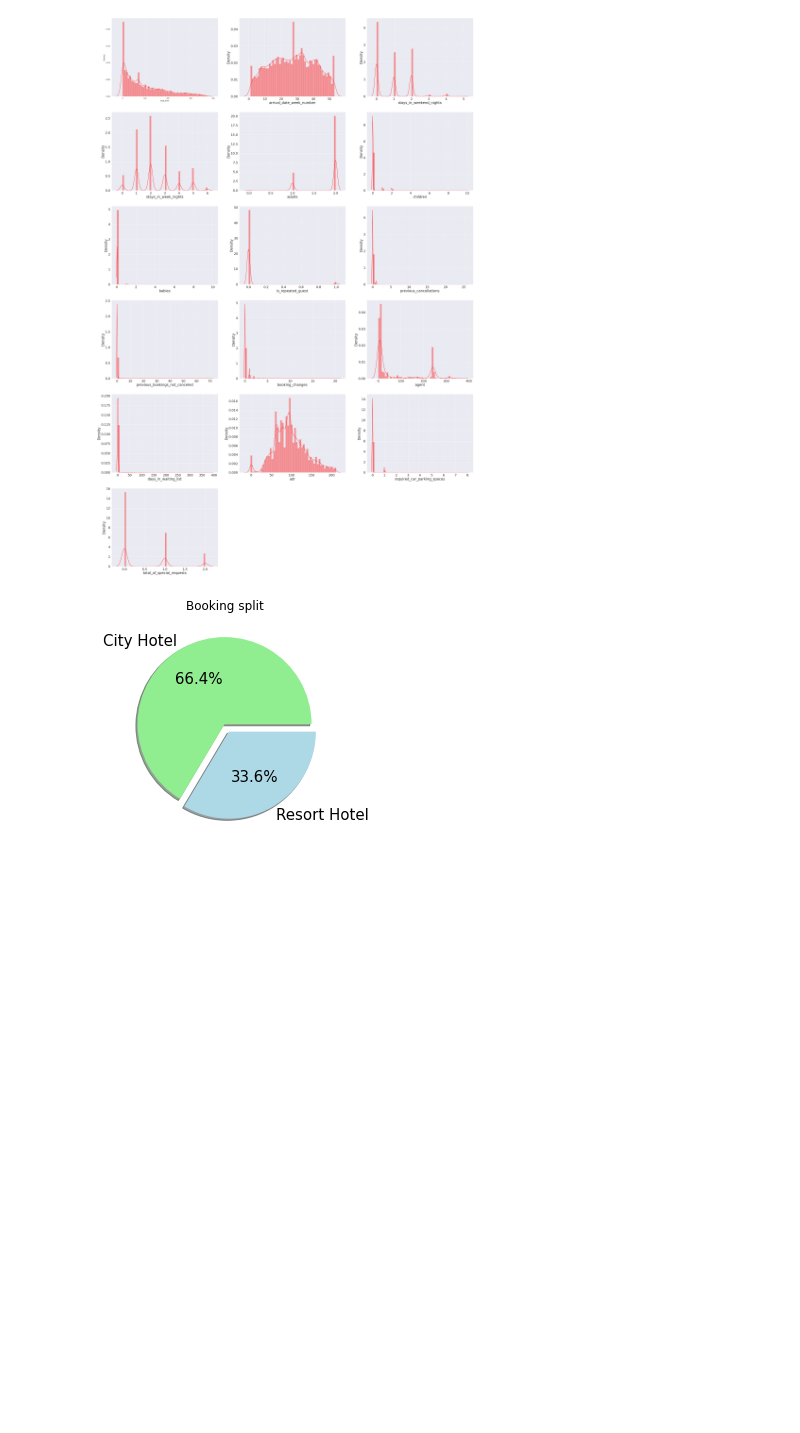
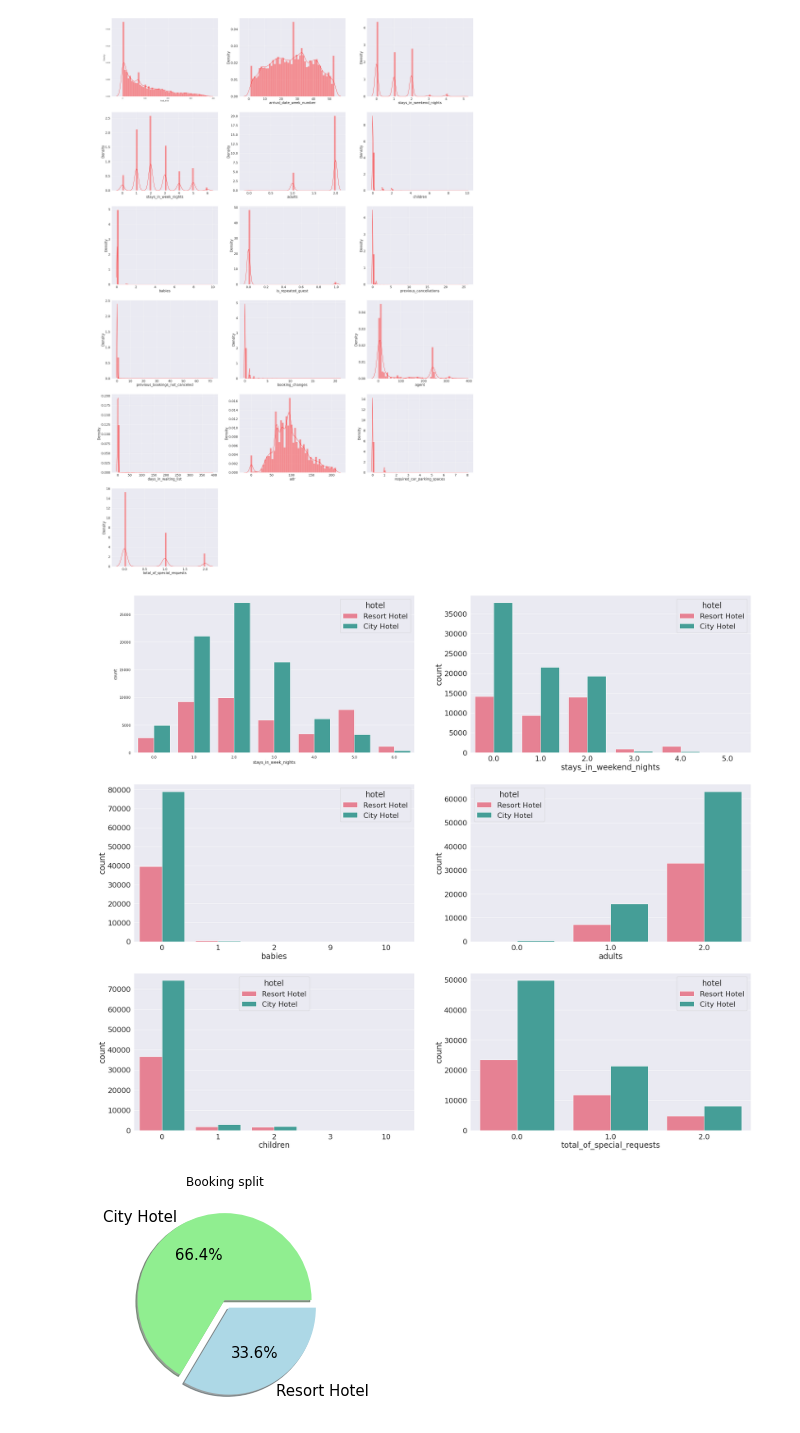
Before and after one commit to Sriharish19/EDA-Hotel-Booking-Capstone-Project-1, a Jupyter notebook: SH_Hotel_Booking_Capstone_Project.ipynb, the cells around one changed output. Cells and saved outputs as stored; diff of their text form; code cells hidden in the pictures; blank space fills up the shorter version.

```diff
--- a/SH_Hotel_Booking_Capstone_Project.ipynb
+++ b/SH_Hotel_Booking_Capstone_Project.ipynb
@@ -230,6 +230,18 @@ for i in enumerate(lst_dist):
     sns.distplot(df[i[1]],color = 'Red')
 # %% [output]
 [figure]
+# %%
+# From the above distribution plot some of the numerical variables have less unique values
+# lets plot the count plot for those numerical variables
+lst_count_num = ['stays_in_week_nights','stays_in_weekend_nights','babies','adults','children','total_of_special_requests']
+plt.figure(figsize = (30,30))
+sns.set_theme()
+for i in enumerate(lst_count_num):
+    plt.subplot(3, 2,i[0]+1)
+    sns.set(font_scale = 2)
+    sns.countplot(data = df,x = df[i[1]], hue = 'hotel',palette='husl')
+# %% [output]
+[figure, added]
 # %%
 # Pie Chart representing Bookings
 
```
